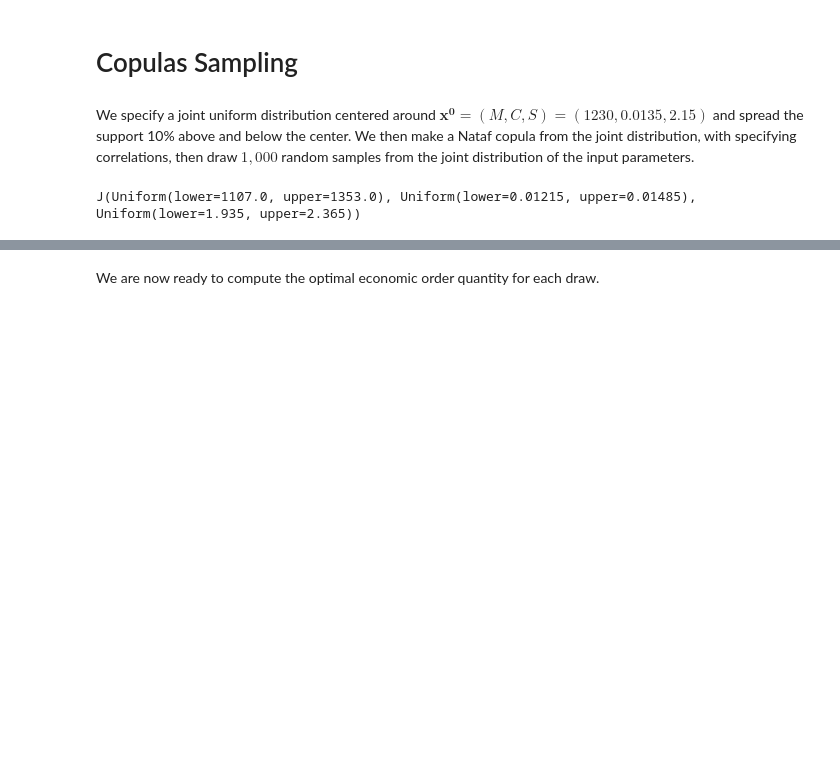
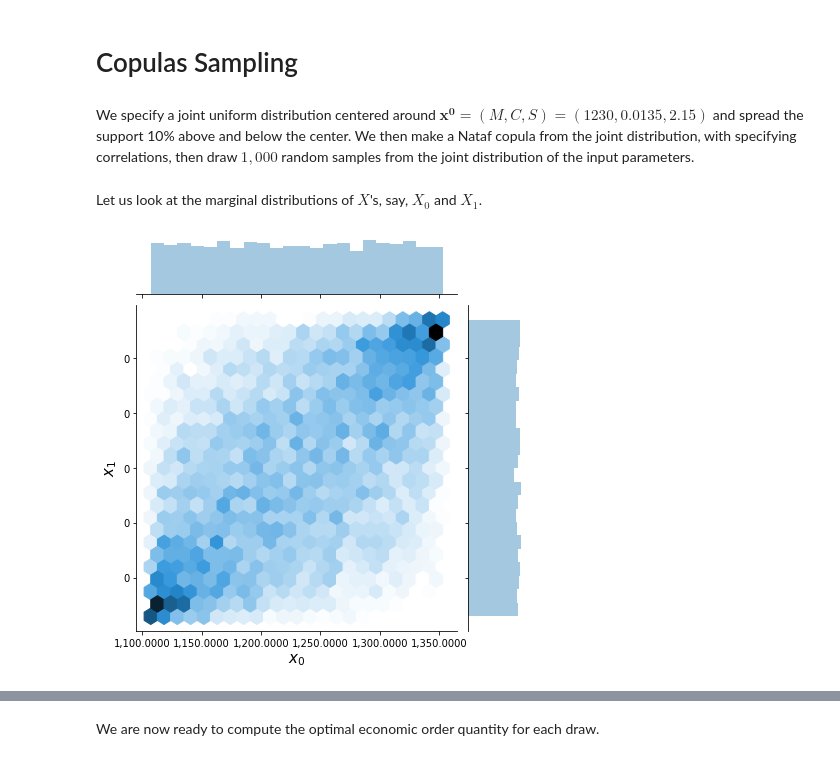
Before and after one commit to OpenSourceEconomics/econsa, a Jupyter notebook: docs/source/tutorials/copulas_sampling.ipynb, the cells around one changed output, grey strips where cells are left out. Saved outputs shown, nothing was run; the diff lists cells and outputs as text; code cells hidden in the pictures; blank space fills up the shorter version.

Commit message:
add marginal distribution of x0 vs x1; add correlation matrix

```diff
--- a/docs/source/tutorials/copulas_sampling.ipynb
+++ b/docs/source/tutorials/copulas_sampling.ipynb
@@ -16,13 +17,18 @@ for center in [1230, 0.0135, 2.15]:
     dist.append(cp.Uniform(lower, upper))
 # %%
 joint_dist = cp.J(*dist)
-# %%
-joint_dist
-# %% [output]
-J(Uniform(lower=1107.0, upper=1353.0), Uniform(lower=0.01215, upper=0.01485), Uniform(lower=1.935, upper=2.365))
 # %%
 corr = [[1, 0.6, 0.2], [0.6, 1, 0], [0.2, 0, 1]]
 # %%
 copula = cp.Nataf(joint_dist, corr)
 # %%
 x = copula.sample(10000, rule="random")
+# %% [markdown]
+Let us look at the marginal distributions of $X$'s, say, $X_0$ and $X_1$.
+# %%
+g = sns.jointplot(x=x[0], y=x[1], kind="hex")
+g.set_axis_labels(r"$x_0$", r"$x_1$")
+g.ax_joint.get_yaxis().set_major_formatter(mpl.ticker.StrMethodFormatter('{x:,.0f}'))
+g.ax_joint.get_xaxis().set_major_formatter(mpl.ticker.StrMethodFormatter('{x:,.4f}'))
+# %% [output]
+[figure, added]
```
Also changed, not shown: parts of 13 cells of this notebook.
